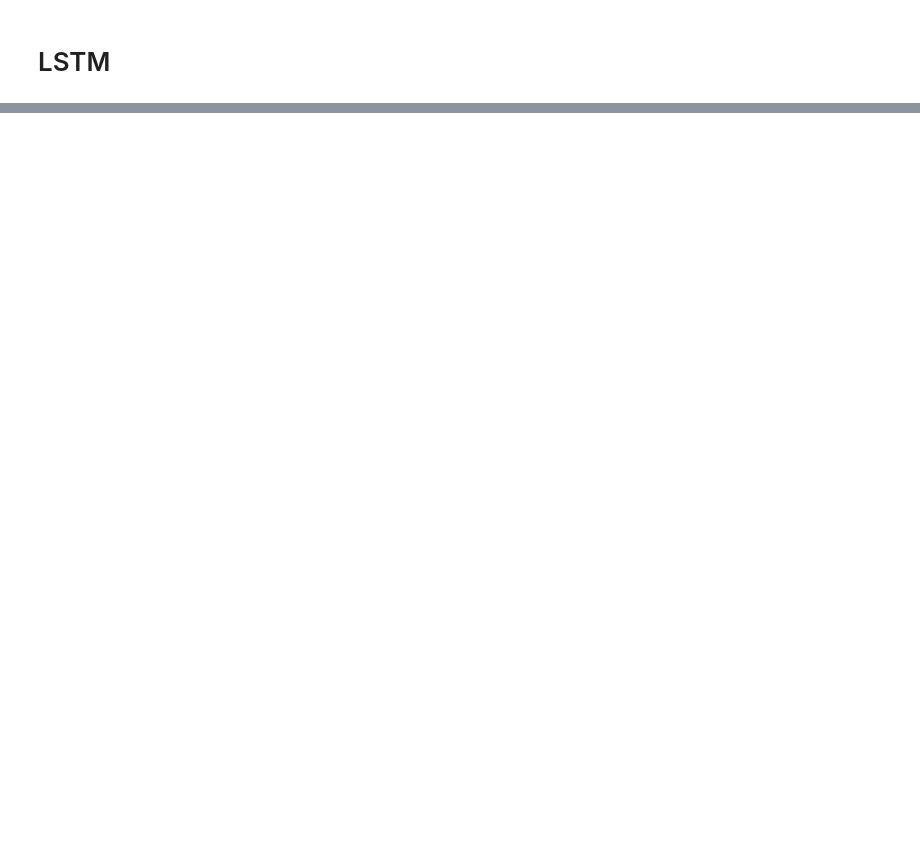
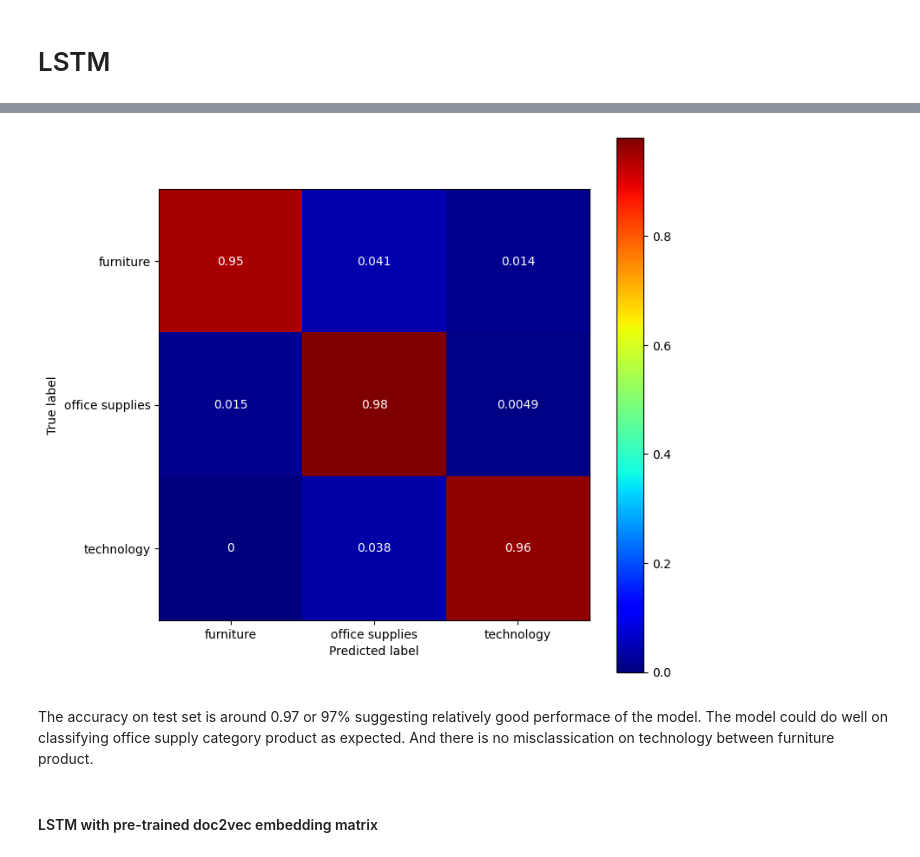
Before and after one commit to gdayjilljiw/sql-based-project, a Jupyter notebook: superstore-nlp-product-classification/product_classification.ipynb, the cells around one changed output, grey strips where cells are left out. Drawn from its saved outputs; the diff is of its cells as text; code cells hidden in the pictures; blank space fills up the shorter version.

```diff
--- a/superstore-nlp-product-classification/product_classification.ipynb
+++ b/superstore-nlp-product-classification/product_classification.ipynb
@@ -232,0 +226,3 @@ plt.show()
+# %%
+class_weight = compute_class_weight(class_weight='balanced', classes=np.unique(y_train), y=y_train)
+class_weight = {i: w for i, w in enumerate(class_weight)}
@@ -232,0 +245,13 @@ plt.show()
+# %%
+mdl = Sequential()
+mdl.add(Input(X_train[0,:].shape))
+mdl.add(Embedding(vocab_size+1, 50, input_length=MAX_SEQ_LEN))
+mdl.add(SpatialDropout1D(0.1))
+# mdl.add(Conv1D())
+# mdl.add(Bidirectional(LSTM(64, dropout=0.2, recurrent_dropout=0.2)))
+mdl.add(LSTM(64, dropout=0.1, recurrent_dropout=0.1, return_sequences=True))
+mdl.add(GlobalMaxPooling1D())
+mdl.add(Dense(64, activation='relu'))
+mdl.add(Dropout(0.1))
+mdl.add(Dense(3, activation='softmax'))
+mdl.summary()
@@ -232,0 +282,6 @@ plt.show()
+# %%
+mdl.compile(optimizer='adam', loss='categorical_crossentropy', metrics=['accuracy']) #Adam(learning_rate=1e-3)
+# %%
+reLR = ReduceLROnPlateau(factor=0.1, min_lr = 0.01, monitor = 'val_loss', verbose = 1)
+history = mdl.fit(X_train, encoded_y_train, validation_data=(X_test, encoded_y_test),
+                  epochs=50, batch_size=64, verbose=1, class_weight=class_weight, callbacks=[reLR])
@@ -232,0 +332,11 @@ plt.show()
+# %%
+y_pred = mdl.predict(X_test)
+y_pred = y_pred.argmax(-1)
+y_test_class = np.argmax(encoded_y_test, axis=1)
+
+cf = confusion_matrix(y_test_class, y_pred, normalize='true')
+fig, ax = plt.subplots(figsize=(8, 8))
+disp = ConfusionMatrixDisplay(cf, display_labels=['furniture', 'office supplies', 'technology'])
+disp.plot(ax=ax, cmap='jet', text_kw={'color':'white'})
+plt.show()
+# %% [output]
@@ -232,0 +344,5 @@ plt.show()
+[figure, added]
+# %% [markdown]
+The accuracy on test set is around 0.97 or 97% suggesting relatively good performace of the model. The model could do well on classifying office supply category product as expected. And there is no misclassication on technology between furniture product.
+# %% [markdown]
+#### LSTM with pre-trained doc2vec embedding matrix
```
Also changed, not shown: parts of 70 cells of this notebook, 2 other files.
